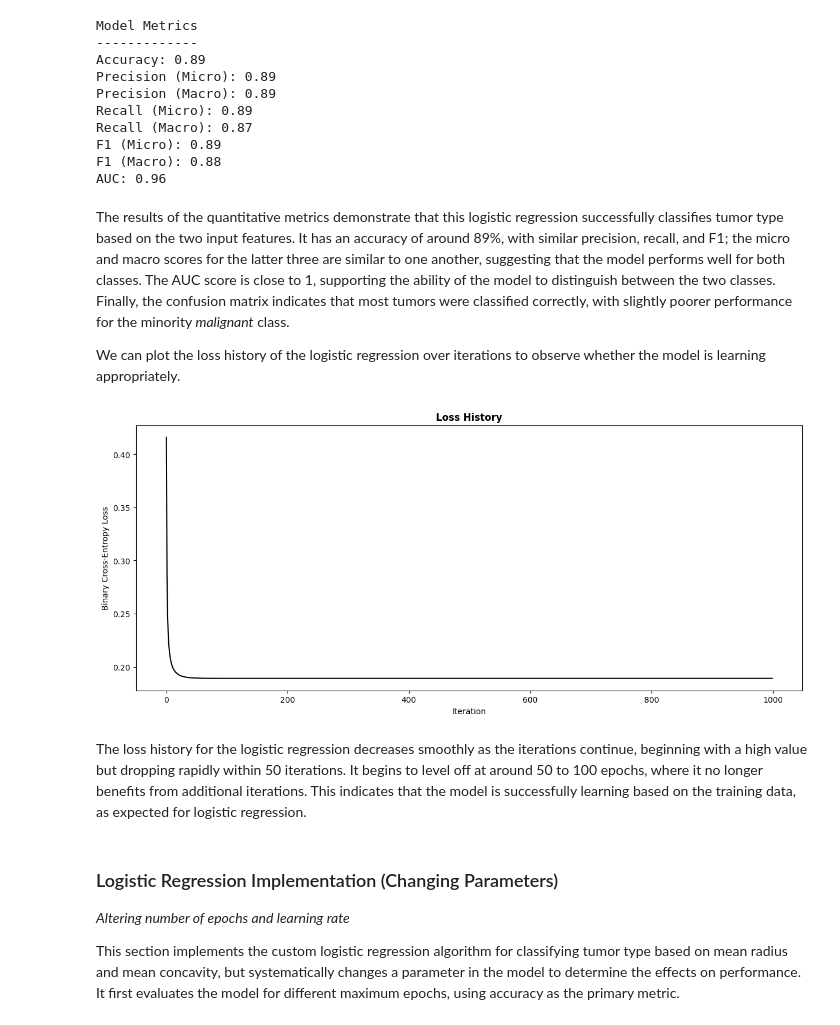
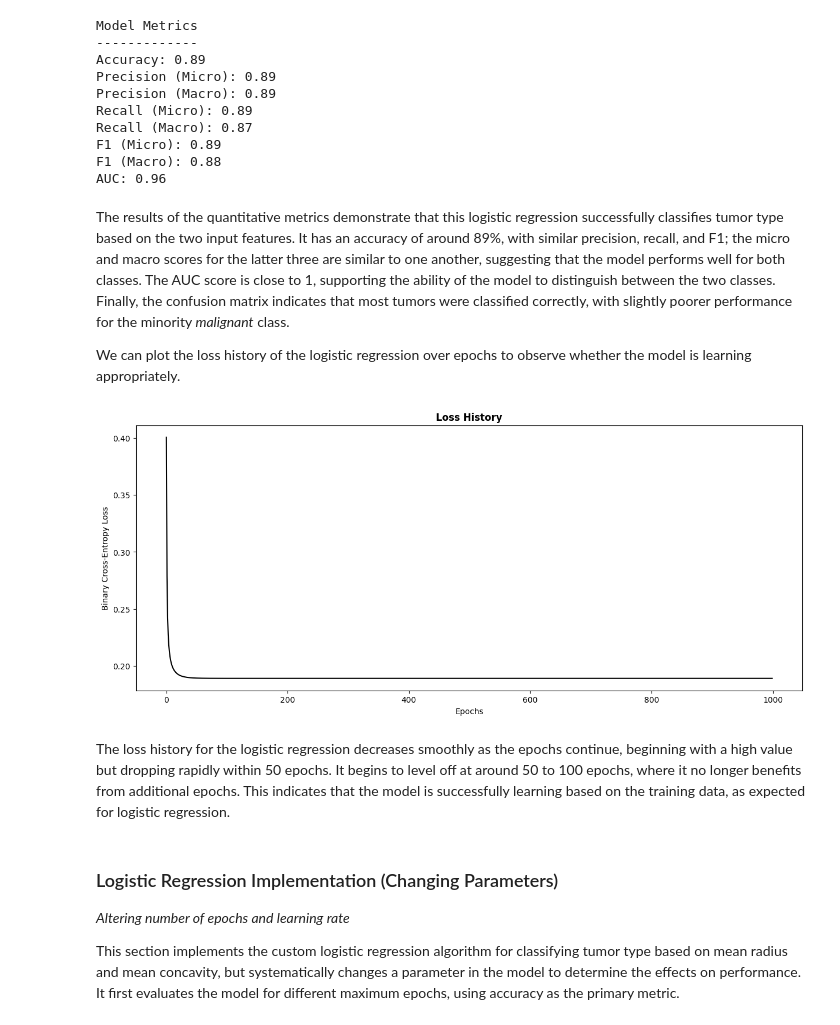
Before and after one commit to emilia-cichocki/CMOR_438_Fall_2025_Emilia, a Jupyter notebook: examples/supervised_learning_examples/logistic_regression/logistic_regression_example.ipynb, the cells around one changed output. Cells and saved outputs as stored; diff of their text form; code cells hidden in the pictures.

```diff
--- a/examples/supervised_learning_examples/logistic_regression/logistic_regression_example.ipynb
+++ b/examples/supervised_learning_examples/logistic_regression/logistic_regression_example.ipynb
@@ -246,21 +246,21 @@ AUC: 0.96
 # %% [markdown]
 The results of the quantitative metrics demonstrate that this logistic regression successfully classifies tumor type based on the two input features. It has an accuracy of around 89%, with similar precision, recall, and F1; the micro and macro scores for the latter three are similar to one another, suggesting that the model performs well for both classes. The AUC score is close to 1, supporting the ability of the model to distinguish between the two classes. Finally, the confusion matrix indicates that most tumors were classified correctly, with slightly poorer performance for the minority *malignant* class.
 
-We can plot the loss history of the logistic regression over iterations to observe whether the model is learning appropriately.
+We can plot the loss history of the logistic regression over epochs to observe whether the model is learning appropriately.
 # %%
 # Plotting the loss history
 loss = reg.loss_
 iteration = np.arange(len(loss))
 plt.figure(figsize = (15, 6))
 plt.plot(iteration, loss, 'black')
 plt.title("Loss History", fontweight = 'bold')
-plt.xlabel("Iteration")
+plt.xlabel("Epochs")
 plt.ylabel("Binary Cross-Entropy Loss")
 plt.show()
 # %% [output]
-[figure, old version]
+[figure, new version]
 # %% [markdown]
-The loss history for the logistic regression decreases smoothly as the iterations continue, beginning with a high value but dropping rapidly within 50 iterations. It begins to level off at around 50 to 100 epochs, where it no longer benefits from additional iterations. This indicates that the model is successfully learning based on the training data, as expected for logistic regression.
+The loss history for the logistic regression decreases smoothly as the epochs continue, beginning with a high value but dropping rapidly within 50 epochs. It begins to level off at around 50 to 100 epochs, where it no longer benefits from additional epochs. This indicates that the model is successfully learning based on the training data, as expected for logistic regression.
 # %% [markdown]
 ### Logistic Regression Implementation (Changing Parameters)
 *Altering number of epochs and learning rate*
```
Also changed, not shown: parts of 8 cells of this notebook, 13 other files.
